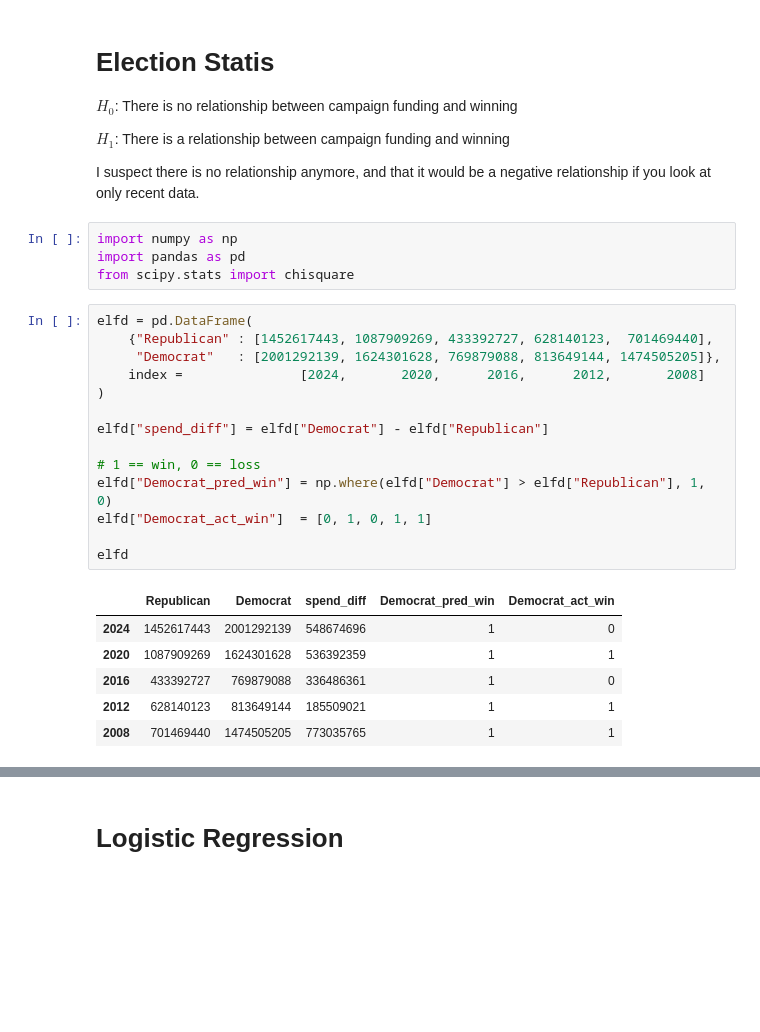
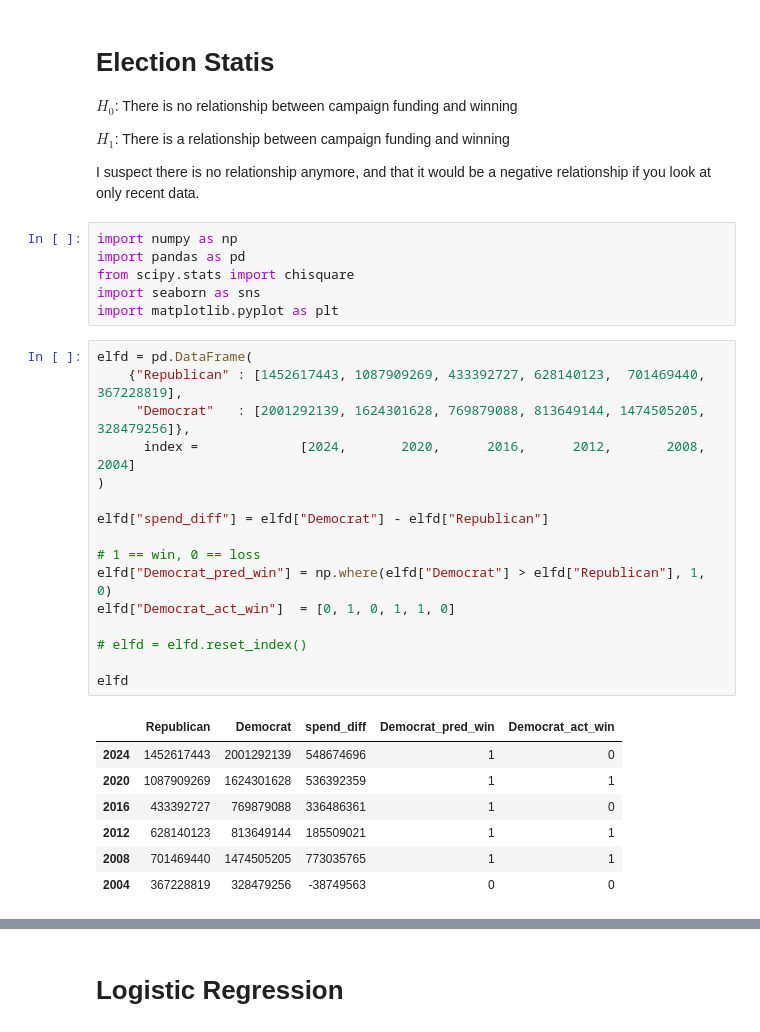
Before and after one commit to thansen0/election-p-value, a Jupyter notebook: election.ipynb, the cells around one changed output, grey strips where cells are left out. Drawn from its saved outputs; the diff is of its cells as text; blank space fills up the shorter version.

```diff
--- a/election.ipynb
+++ b/election.ipynb
@@ -10,24 +10,29 @@ I suspect there is no relationship anymore, and that it would be a negative rela
 import numpy as np
 import pandas as pd
 from scipy.stats import chisquare
+import seaborn as sns
+import matplotlib.pyplot as plt
 # %%
 elfd = pd.DataFrame(
-    {"Republican" : [1452617443, 1087909269, 433392727, 628140123,  701469440],
-     "Democrat"   : [2001292139, 1624301628, 769879088, 813649144, 1474505205]},
-    index =               [2024,       2020,      2016,      2012,       2008]
+    {"Republican" : [1452617443, 1087909269, 433392727, 628140123,  701469440, 367228819],
+     "Democrat"   : [2001292139, 1624301628, 769879088, 813649144, 1474505205, 328479256]},
+      index =             [2024,       2020,      2016,      2012,       2008,      2004]
 )
 
 elfd["spend_diff"] = elfd["Democrat"] - elfd["Republican"]
 
 # 1 == win, 0 == loss
 elfd["Democrat_pred_win"] = np.where(elfd["Democrat"] > elfd["Republican"], 1, 0)
-elfd["Democrat_act_win"]  = [0, 1, 0, 1, 1]
+elfd["Democrat_act_win"]  = [0, 1, 0, 1, 1, 0]
+
+# elfd = elfd.reset_index()
 
 elfd
 # %% [output]
 |  | Republican | Democrat | spend_diff | Democrat_pred_win | Democrat_act_win |
 | 2024 | 1452617443 | 2001292139 | 548674696 | 1 | 0 |
 | 2020 | 1087909269 | 1624301628 | 536392359 | 1 | 1 |
 | 2016 | 433392727 | 769879088 | 336486361 | 1 | 0 |
 | 2012 | 628140123 | 813649144 | 185509021 | 1 | 1 |
 | 2008 | 701469440 | 1474505205 | 773035765 | 1 | 1 |
+| 2004 | 367228819 | 328479256 | -38749563 | 0 | 0 |
```
Also changed, not shown: parts of 5 cells of this notebook.
